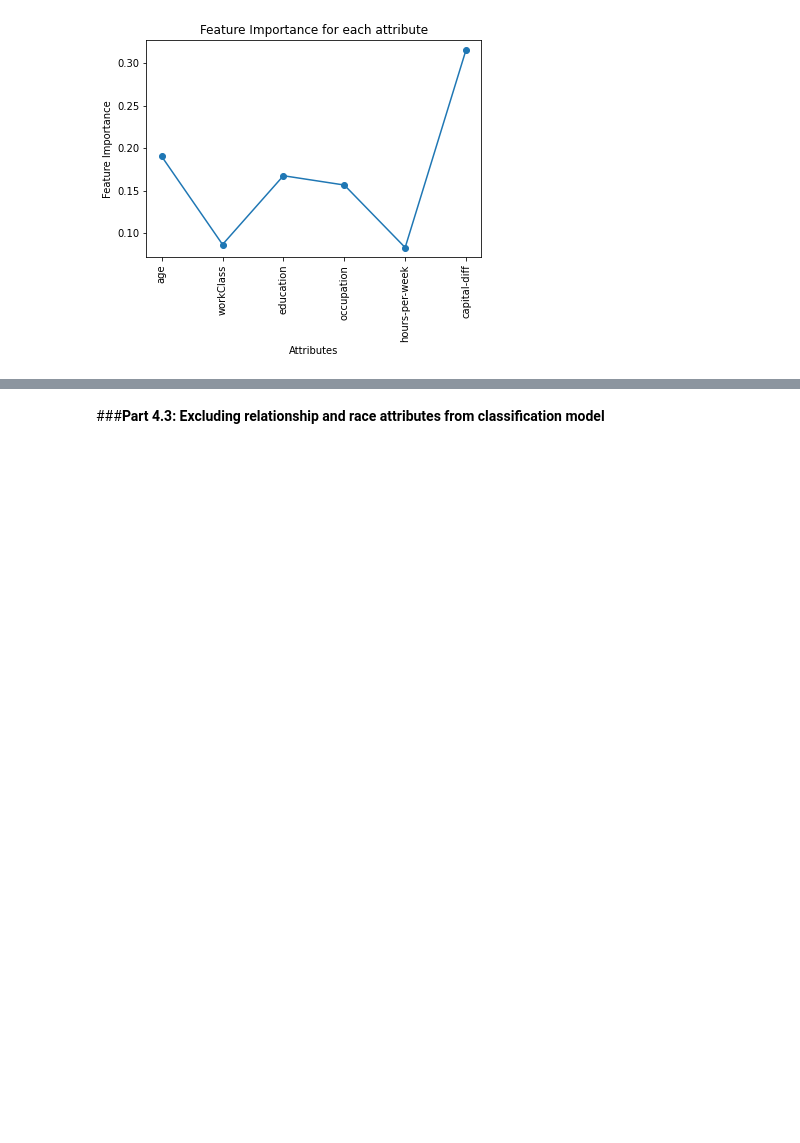
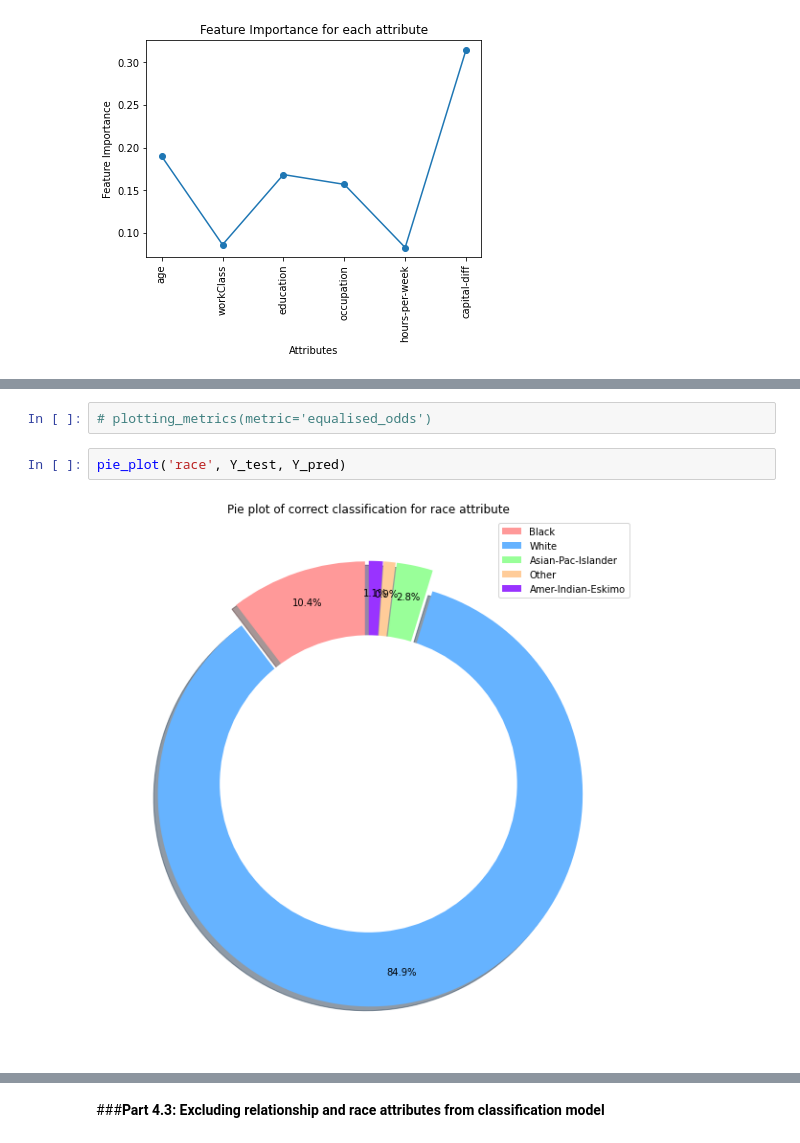
Before and after one commit to amckenna41/ML-fairness, a Jupyter notebook: csc4009.ipynb, the cells around one changed output, grey strips where cells are left out. Saved outputs shown, nothing was run; the diff lists cells and outputs as text; blank space fills up the shorter version.

```diff
--- a/csc4009.ipynb
+++ b/csc4009.ipynb
@@ -1668,0 +1747,6 @@ P(Ŷ | A = 0) = P(Ŷ | A = 1) = P(Ŷ | A = 2)...
+# %%
+# plotting_metrics(metric='equalised_odds')
+# %%
+pie_plot('race', Y_test, Y_pred)
+# %% [output]
+[figure, added]
```
Also changed, not shown: parts of 172 cells of this notebook.
